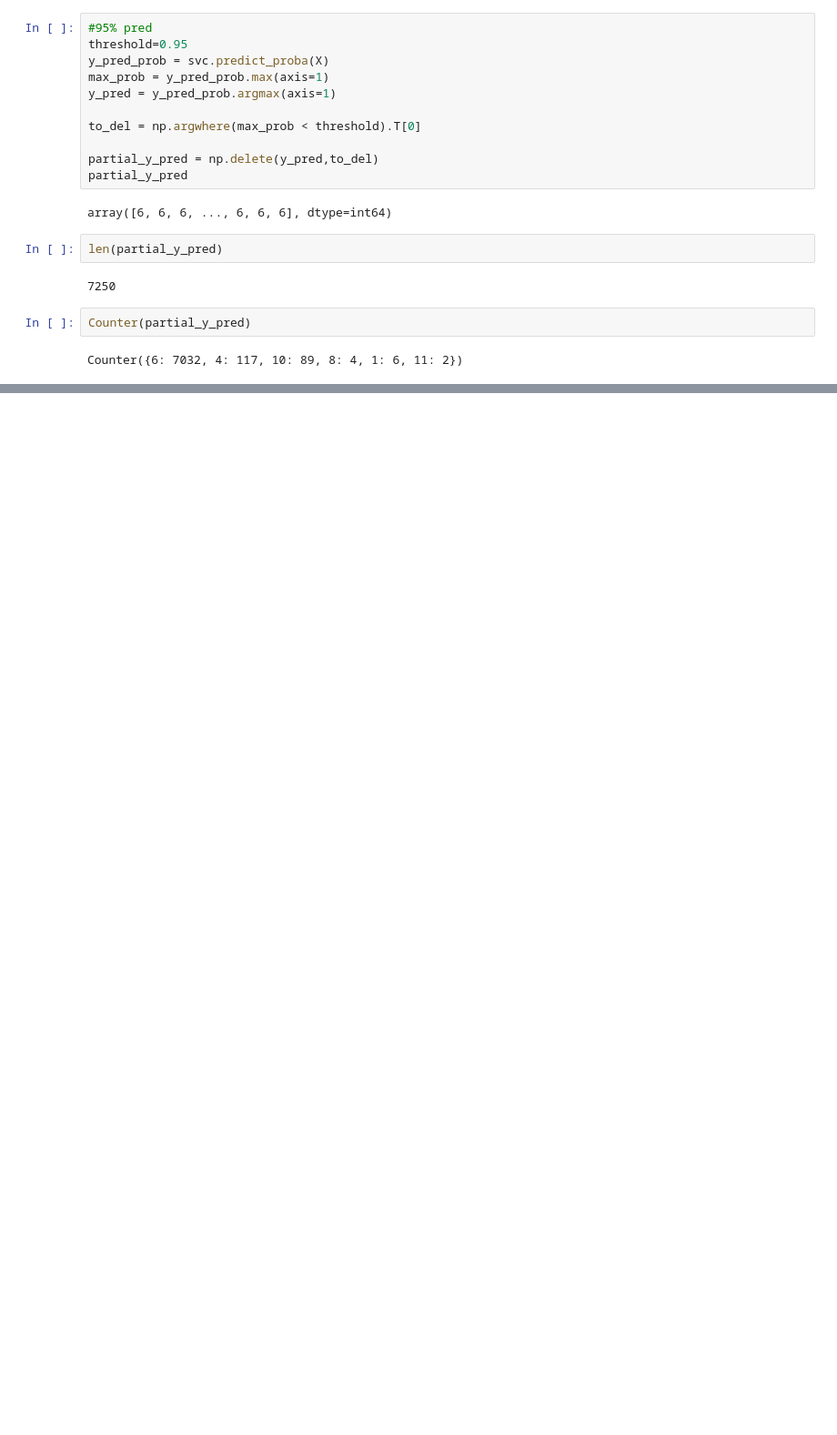
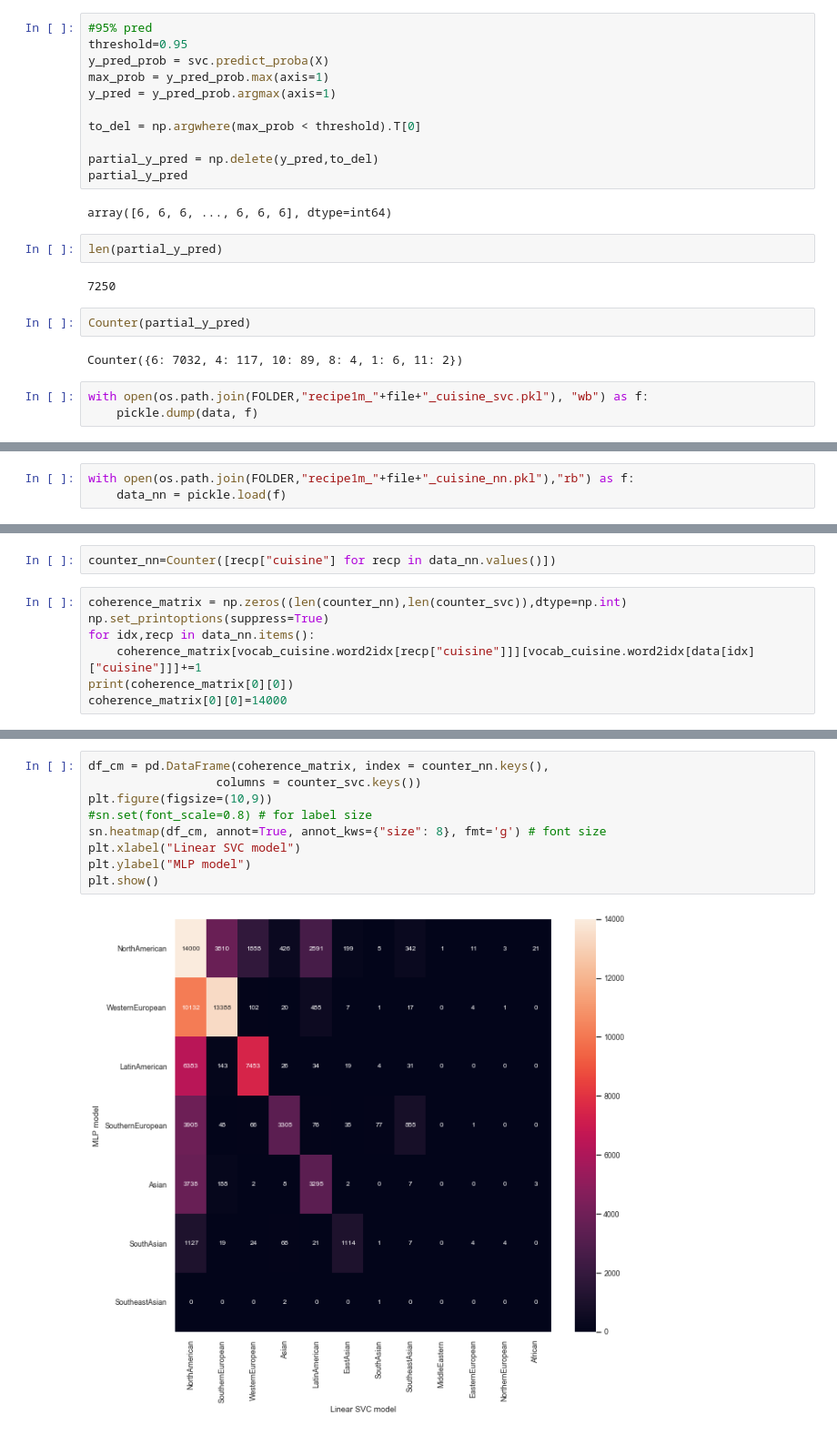
Before and after one commit to catherning/food_recipe_gen, a Jupyter notebook: cuisine_classification/LinearSVC_predict.ipynb, the cells around one changed output, grey strips where cells are left out. Shown at 91% size. Drawn from its saved outputs; the diff is of its cells as text; blank space fills up the shorter version.

```diff
--- a/cuisine_classification/LinearSVC_predict.ipynb
+++ b/cuisine_classification/LinearSVC_predict.ipynb
@@ -108,3 +100,6 @@ len(partial_y_pred)
 Counter(partial_y_pred)
 # %% [output]
 Counter({6: 7032, 4: 117, 10: 89, 8: 4, 1: 6, 11: 2})
+# %%
+with open(os.path.join(FOLDER,"recipe1m_"+file+"_cuisine_svc.pkl"), "wb") as f:
+    pickle.dump(data, f)
@@ -110,0 +108,3 @@ Counter({6: 7032, 4: 117, 10: 89, 8: 4, 1: 6, 11: 2})
+# %%
+with open(os.path.join(FOLDER,"recipe1m_"+file+"_cuisine_nn.pkl"),"rb") as f:
+    data_nn = pickle.load(f)
@@ -110,0 +132,9 @@ Counter({6: 7032, 4: 117, 10: 89, 8: 4, 1: 6, 11: 2})
+# %%
+counter_nn=Counter([recp["cuisine"] for recp in data_nn.values()])
+# %%
+coherence_matrix = np.zeros((len(counter_nn),len(counter_svc)),dtype=np.int)
+np.set_printoptions(suppress=True)
+for idx,recp in data_nn.items():
+    coherence_matrix[vocab_cuisine.word2idx[recp["cuisine"]]][vocab_cuisine.word2idx[data[idx]["cuisine"]]]+=1
+print(coherence_matrix[0][0])
+coherence_matrix[0][0]=14000
@@ -110,0 +159,11 @@ Counter({6: 7032, 4: 117, 10: 89, 8: 4, 1: 6, 11: 2})
+# %%
+df_cm = pd.DataFrame(coherence_matrix, index = counter_nn.keys(),
+                  columns = counter_svc.keys())
+plt.figure(figsize=(10,9))
+#sn.set(font_scale=0.8) # for label size
+sn.heatmap(df_cm, annot=True, annot_kws={"size": 8}, fmt='g') # font size
+plt.xlabel("Linear SVC model")
+plt.ylabel("MLP model")
+plt.show()
+# %% [output]
+[figure, added]
```
Also changed, not shown: parts of 19 cells of this notebook, 8 other files.
